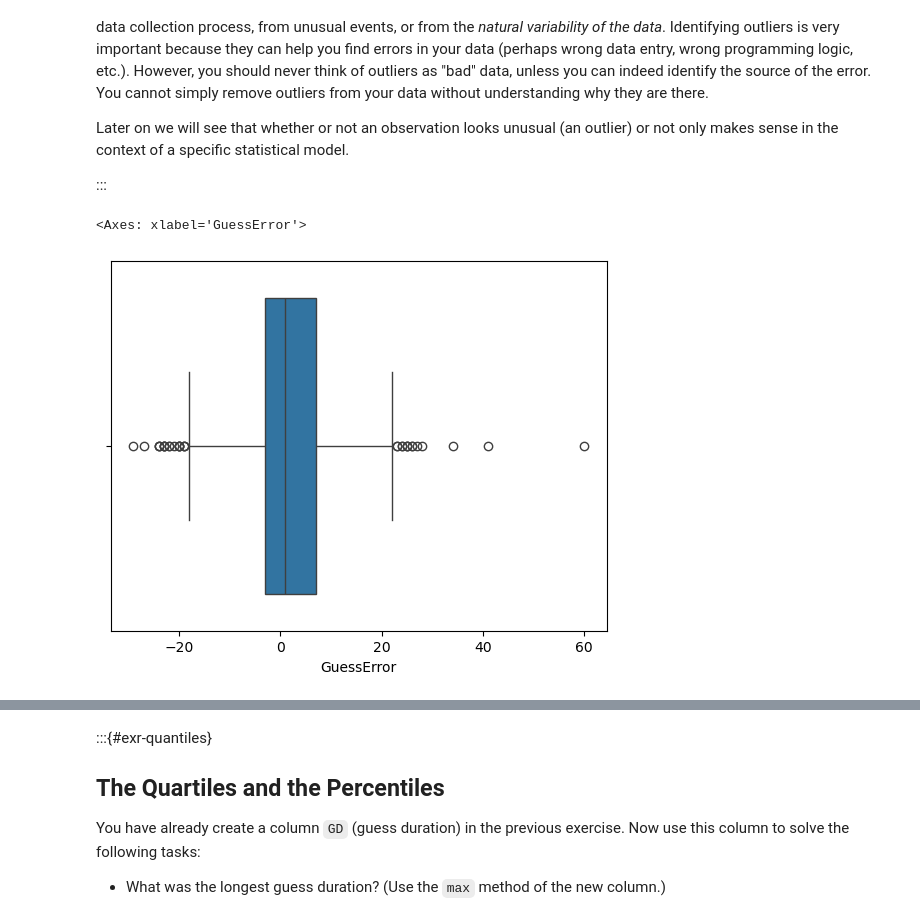
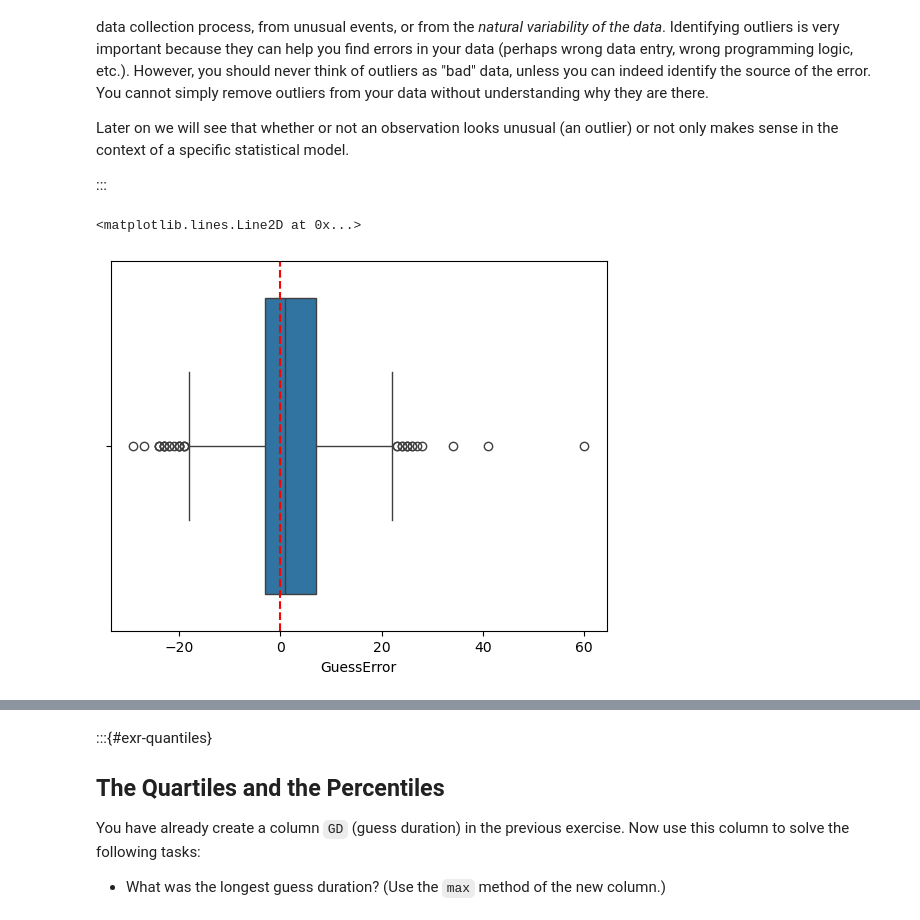
Before and after one commit to febse/stat2024, a Jupyter notebook: 02-Descriptive-Statistics.ipynb, the cells around one changed output, grey strips where cells are left out. Cells and saved outputs as stored; diff of their text form; code cells hidden in the pictures.

```diff
--- a/02-Descriptive-Statistics.ipynb
+++ b/02-Descriptive-Statistics.ipynb
@@ -243,7 +277,8 @@ specific statistical model.
 # %%
 # One way to create a boxplot easily is to use the seaborn library (it is imported as sns at the top of this notebook).
 
 sns.boxplot(data=dt, x="GuessError")
+plt.axvline(x=0, color='r', linestyle='--')
 # %% [output]
-<Axes: xlabel='GuessError'>
+<matplotlib.lines.Line2D at 0x...>
-[figure, old version]
+[figure, new version]
```
Also changed, not shown: parts of 25 cells of this notebook, 1 other file.
